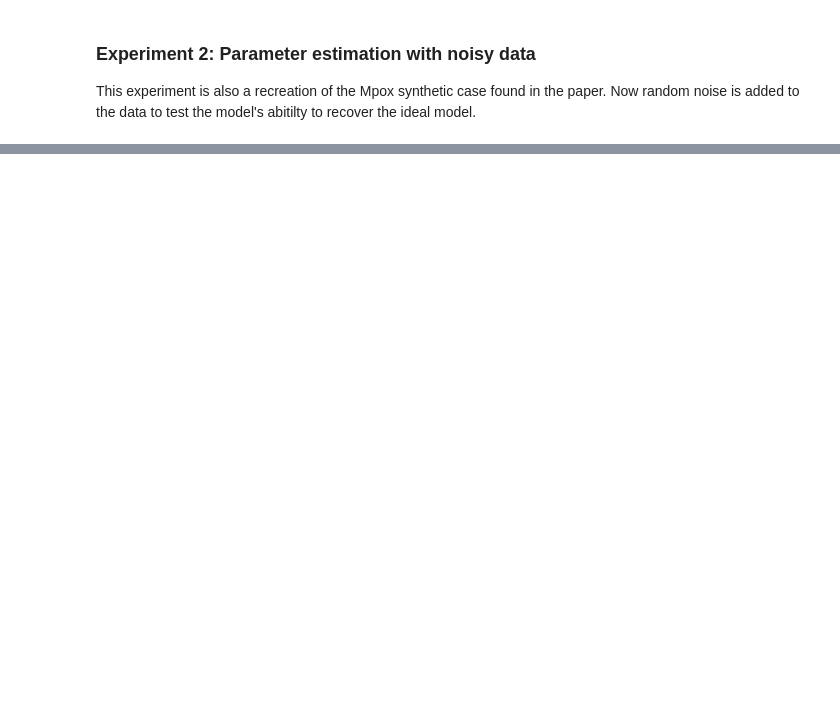
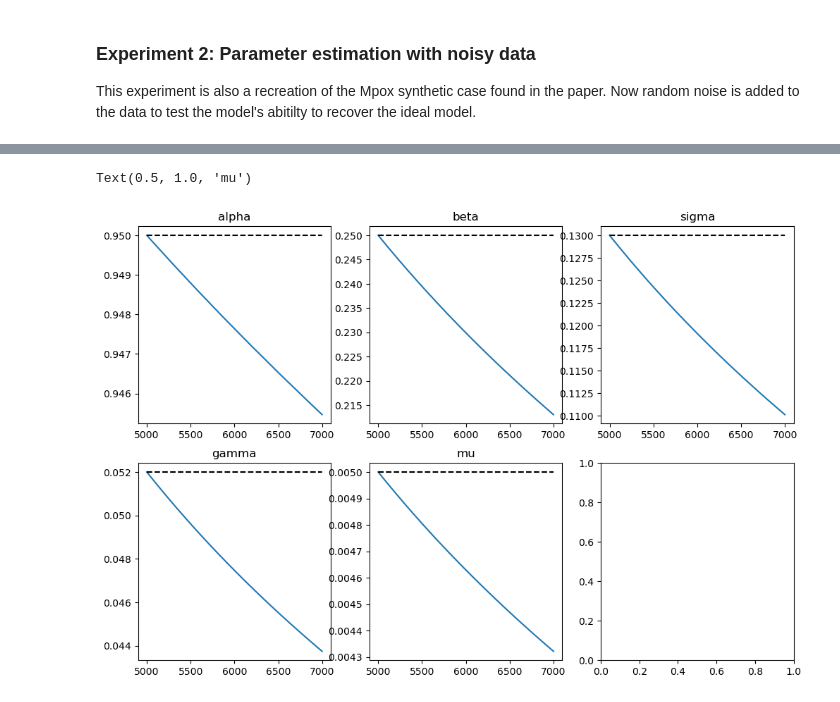
Before and after one commit to ashtonvcole/EpiPINN, a Jupyter notebook: EpiPINN.ipynb, the cells around one changed output, grey strips where cells are left out. Cells and saved outputs as stored; diff of their text form; code cells hidden in the pictures; blank space fills up the shorter version.

```diff
--- a/EpiPINN.ipynb
+++ b/EpiPINN.ipynb
@@ -886,0 +1127,26 @@ Text(0.5, 1.0, 'mu')
+# %%
+# Parameter convergence
+fig, axs = plt.subplots(2, 3, figsize=(12, 8))
+
+axs[0, 0].plot(epochs2, alphas)
+axs[0, 0].plot(epochs2, alpha_true * np.ones(l2), color='k', ls='--')
+axs[0, 0].set_title('alpha')
+
+axs[0, 1].plot(epochs2, betas)
+axs[0, 1].plot(epochs2, beta_true * np.ones(l2), color='k', ls='--')
+axs[0, 1].set_title('beta')
+
+axs[0, 2].plot(epochs2, sigmas)
+axs[0, 2].plot(epochs2, sigma_true * np.ones(l2), color='k', ls='--')
+axs[0, 2].set_title('sigma')
+
+axs[1, 0].plot(epochs2, gammas)
+axs[1, 0].plot(epochs2, gamma_true * np.ones(l2), color='k', ls='--')
+axs[1, 0].set_title('gamma')
+
+axs[1, 1].plot(epochs2, mus)
+axs[1, 1].plot(epochs2, mu_true * np.ones(l2), color='k', ls='--')
+axs[1, 1].set_title('mu')
+# %% [output]
+Text(0.5, 1.0, 'mu')
+[figure, added]
```
Also changed, not shown: parts of 23 cells of this notebook, 1 other file.
